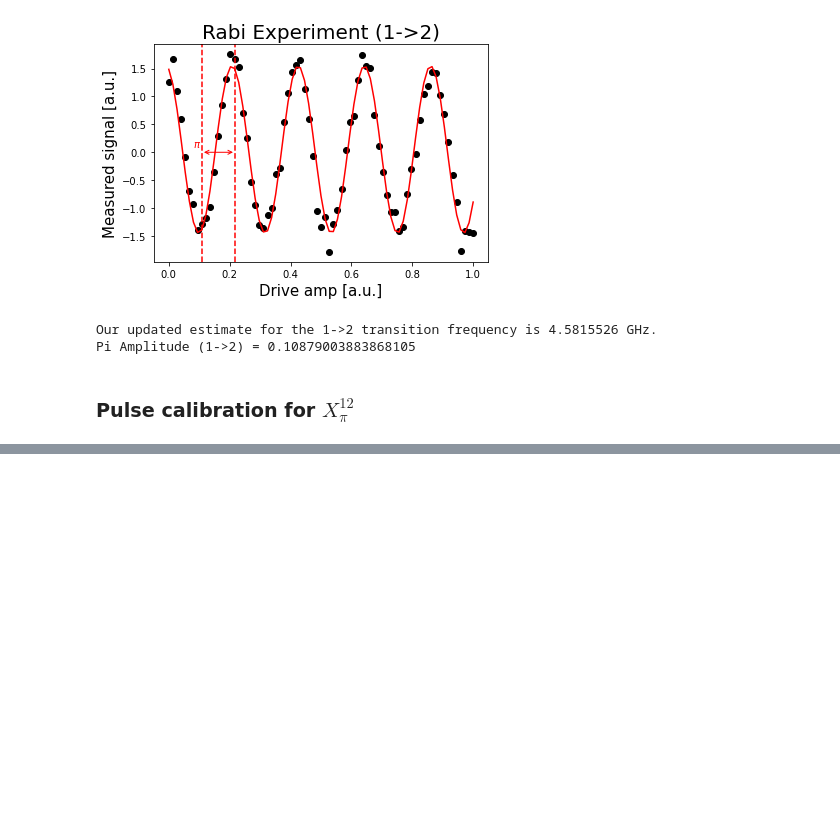
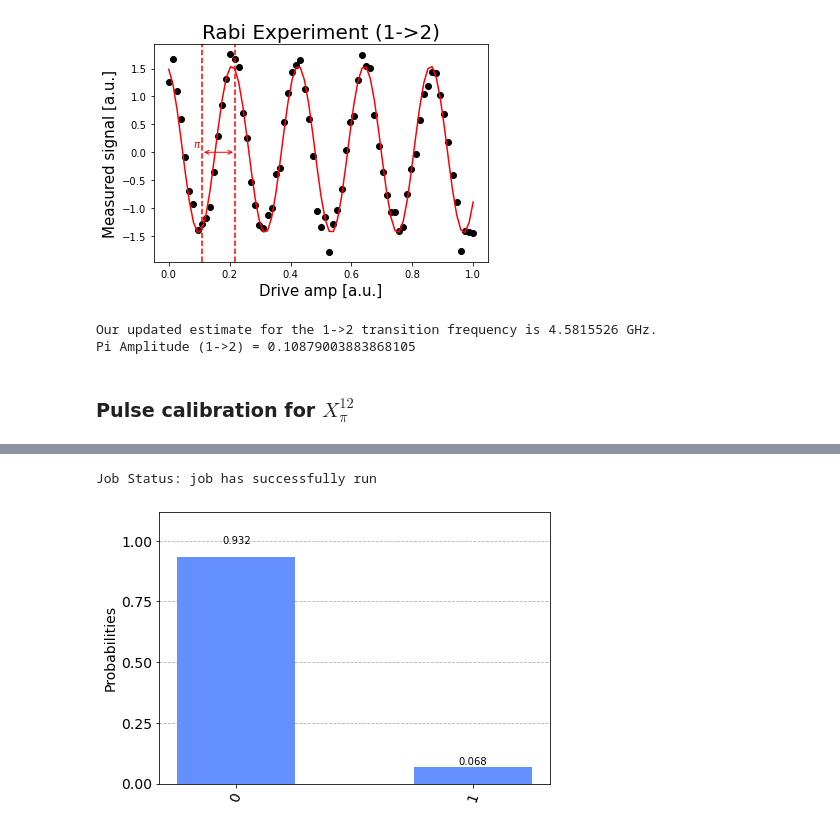
Before and after one commit to spham1611/PulsatingPulseLab, a Jupyter notebook: rabi12.ipynb, the cells around one changed output, grey strips where cells are left out. Saved outputs shown, nothing was run; the diff lists cells and outputs as text; code cells hidden in the pictures; blank space fills up the shorter version.

```diff
--- a/rabi12.ipynb
+++ b/rabi12.ipynb
@@ -246,0 +267,18 @@ x12_sched.draw()
+# %%
+num_shots = 2**13
+
+job = backend.run(qc,
+                  meas_level=2,
+                  meas_return='avg',
+                  shots=num_shots)
+
+job_monitor(job)
+# %% [output]
+Job Status: job has successfully run
+# %%
+from qiskit.visualization import plot_histogram
+
+counts = job.result().get_counts()
+plot_histogram(counts)
+# %% [output]
+[figure, added]
```
Also changed, not shown: parts of 6 cells of this notebook, 5 other files.
